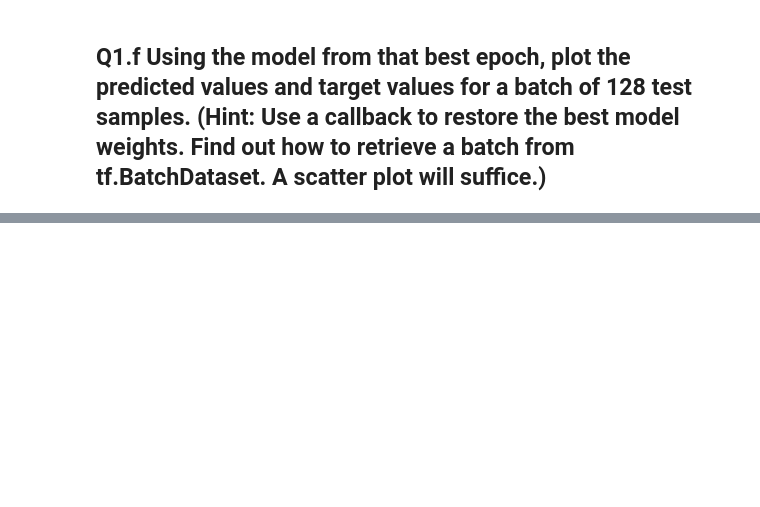
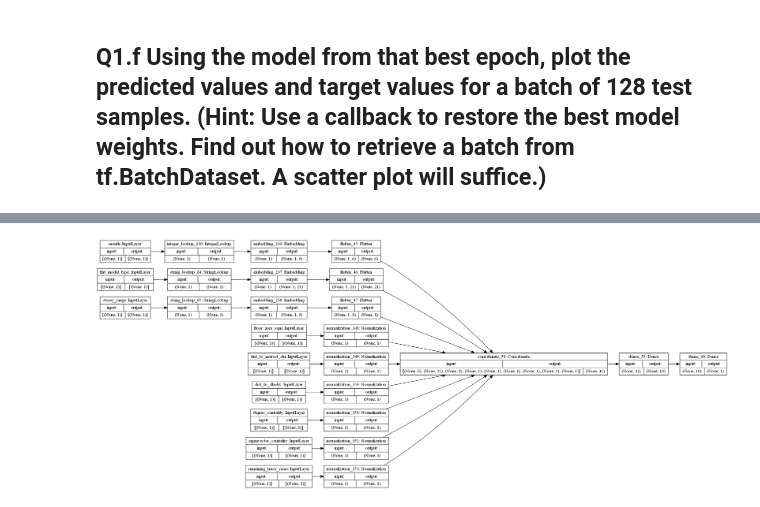
Before and after one commit to KohTongLiang/CZ4042-Assignment-1, a Jupyter notebook: PartAInferernce.ipynb, the cells around one changed output, grey strips where cells are left out. Saved outputs shown, nothing was run; the diff lists cells and outputs as text; code cells hidden in the pictures; blank space fills up the shorter version.

```diff
--- a/PartAInferernce.ipynb
+++ b/PartAInferernce.ipynb
@@ -878,0 +937,34 @@ print(val_ds)
+# %%
+
+all_inputs = [
+        month,
+        flat_model_type,
+        storey_range,
+        floor_area_sqm,
+        dist_to_nearest_stn,
+        dist_to_dhoby,
+        degree_centrality,
+        eigenvector_centrality,
+        remaining_lease_years
+]
+
+all_features = layers.concatenate(
+    [
+        month_encoded,
+        flat_model_type_encoded,
+        storey_range_encoded,
+        floor_area_sqm_encoded,
+        dist_to_nearest_stn_encoded,
+        dist_to_dhoby_encoded,
+        degree_centrality_encoded,
+        eigenvector_centrality_encoded,
+        remaining_lease_years_encoded
+    ]
+)
+# %%
+x = layers.Dense(10, activation="relu")(all_features)
+output = layers.Dense(1, activation="linear")(x)
+model = keras.Model(all_inputs, output)
+keras.utils.plot_model(model, show_shapes=True, rankdir="LR")
+# %% [output]
+[figure, added]
```
Also changed, not shown: parts of 27 cells of this notebook, 53 other files.
